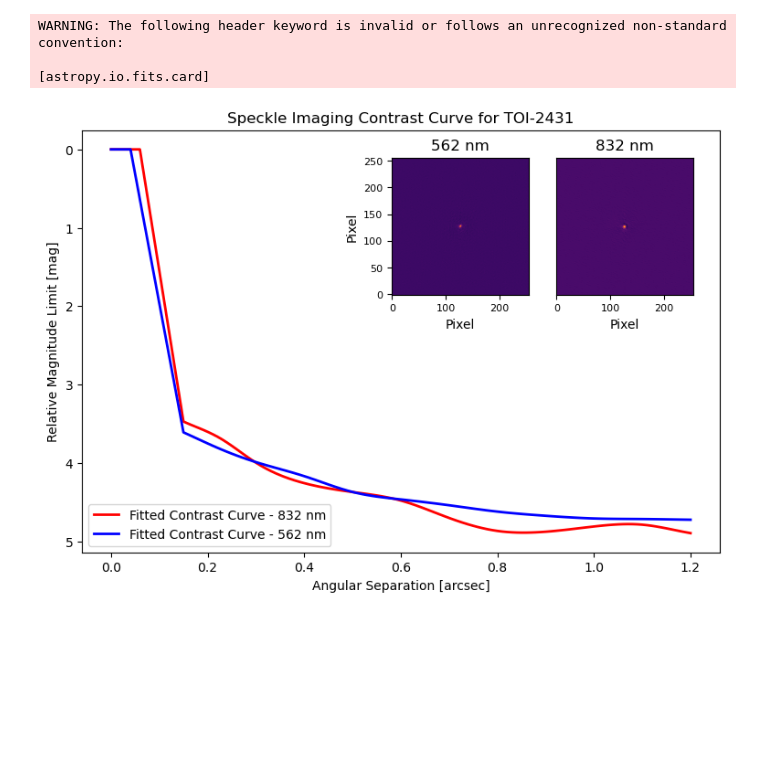
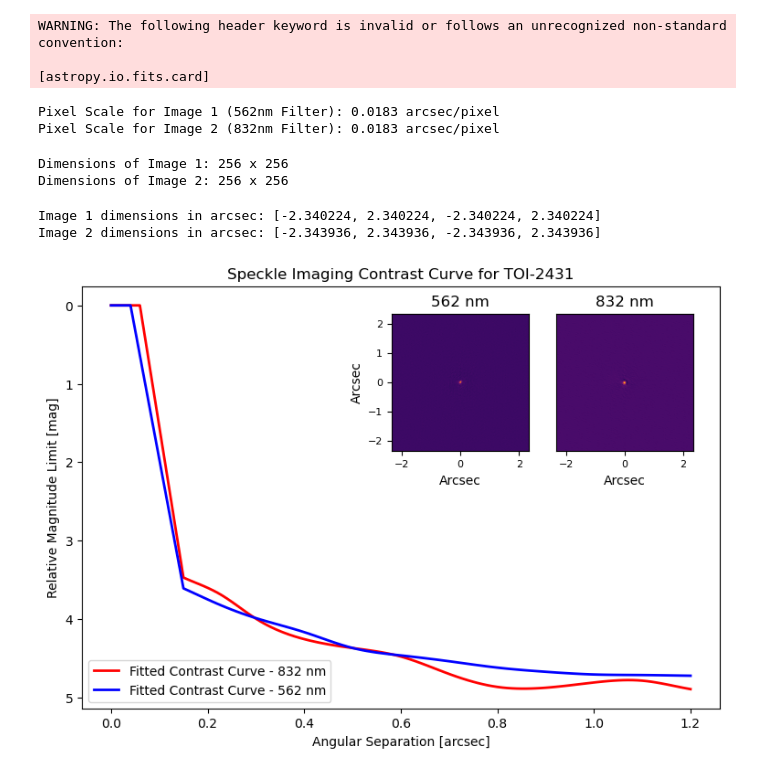
Before and after one commit to Kaya-Han-Tas/ExoMUSE, a Jupyter notebook: notebooks/toi2431-analysis/Speckle Imaging Plot.ipynb, the cells around one changed output. Saved outputs shown, nothing was run; the diff lists cells and outputs as text; code cells hidden in the pictures; blank space fills up the shorter version.

```diff
--- a/notebooks/toi2431-analysis/Speckle Imaging Plot.ipynb
+++ b/notebooks/toi2431-analysis/Speckle Imaging Plot.ipynb
@@ -141,9 +141,11 @@ fits_file_2 = '../../data/toi2431_extra/TIC258804746I-sh20211123r.fits'
 #We load the FITS images.
 with fits.open(fits_file_1) as hdul:
     image_data_1 = hdul[0].data
+    header_1 = hdul[0].header
 
 with fits.open(fits_file_2) as hdul:
     image_data_2 = hdul[0].data
+    header_2 = hdul[0].header
 
 #We normalize the FITS image for better visibility
 norm_1 = simple_norm(image_data_1, 'sqrt')
@@ -151,6 +153,45 @@ norm_2 = simple_norm(image_data_2, 'sqrt')
 # %% [output]
 WARNING: The following header keyword is invalid or follows an unrecognized non-standard convention:
                                                                                 [astropy.io.fits.card]
+# %%
+#We extract the CCD plate scale (Pixel Scale) in arcsec/pixel from the header as follows.
+pixel_scale_1 = header_1.get("PIXSCL")
+pixel_scale_2 = header_2.get("PIXSCL")
+
+print("Pixel Scale for Image 1 ({} Filter): {:.4f} arcsec/pixel".format(header_1.get("FILTER"), pixel_scale_1))
+print("Pixel Scale for Image 2 ({} Filter): {:.4f} arcsec/pixel".format(header_2.get("FILTER"), pixel_scale_2))
+# %% [output]
+Pixel Scale for Image 1 (562nm Filter): 0.0183 arcsec/pixel
+Pixel Scale for Image 2 (832nm Filter): 0.0183 arcsec/pixel
+# %%
+#We also get the image dimensions to convert the images into arcseconds by using the pixel scales.
+ny1, nx1 = image_data_1.shape
+ny2, nx2 = image_data_2.shape
+
+print("Dimensions of Image 1: {} x {}".format(nx1, ny1))
+print("Dimensions of Image 2: {} x {}".format(nx2, ny2))
+# %% [output]
+Dimensions of Image 1: 256 x 256
+Dimensions of Image 2: 256 x 256
+# %%
+#Now we do the conversions so that the center of the image is (0,0) in arcseconds.
+im_1_arcsec = [-nx1/2 * pixel_scale_1, #left side
+               nx1/2 * pixel_scale_1, #right side
+               -ny1/2 * pixel_scale_1, #bottom side
+               ny1/2 * pixel_scale_1, #top side
+              ]
+
+im_2_arcsec = [-nx2/2 * pixel_scale_2, #left side
+               nx2/2 * pixel_scale_2, #right side
+               -ny2/2 * pixel_scale_2, #bottom side
+               ny2/2 * pixel_scale_2, #top side
+              ]
+
+print(f"Image 1 dimensions in arcsec: {im_1_arcsec}")
+print(f"Image 2 dimensions in arcsec: {im_2_arcsec}")
+# %% [output]
+Image 1 dimensions in arcsec: [-2.340224, 2.340224, -2.340224, 2.340224]
+Image 2 dimensions in arcsec: [-2.343936, 2.343936, -2.343936, 2.343936]
 # %%
 #We then create the Speckle Imaging Plot.
 fig, ax = plt.subplots(figsize=(9, 6))
@@ -166,36 +207,36 @@ ax.plot(x_fit_2, y_fit_2, color = "blue", lw = 2, label = "Fitted Contrast Curve
 #The labels.
 ax.set_xlabel("Angular Separation [arcsec]")
 ax.set_ylabel("Relative Magnitude Limit [mag]") #Contrast?
 ax.set_title("Speckle Imaging Contrast Curve for TOI-2431")
 ax.legend(loc = "lower left")
 ax.invert_yaxis()
 #ax.set_xlim(0.0,1.2)
 #plt.grid(True)
 
 #We "inset" the images
 ax_inset1 = fig.add_axes([0.46, 0.58, 0.25, 0.25])
-ax_inset1.imshow(image_data_1, cmap='inferno', norm=norm_1, origin='lower')
+ax_inset1.imshow(image_data_1, cmap='inferno', norm=norm_1, origin='lower', extent = im_1_arcsec)
 # ax_inset1.set_xticks(np.linspace(-2, 2, 5))
 # ax_inset1.set_yticks(np.linspace(-2, 2, 5))
 ax_inset1.tick_params(axis="both", labelsize=8)
 # ax_inset1.set_xticks(np.linspace(0, image_data.shape[1], 5))
 # ax_inset1.set_yticks(np.linspace(0, image_data.shape[0], 5))
-ax_inset1.set_xlabel("Pixel")
-ax_inset1.set_ylabel("Pixel")
+ax_inset1.set_xlabel("Arcsec")
+ax_inset1.set_ylabel("Arcsec")
 ax_inset1.set_title("562 nm")
 
 ax_inset2 = fig.add_axes([0.66, 0.58, 0.25, 0.25])
-ax_inset2.imshow(image_data_2, cmap='inferno', norm=norm_2, origin='lower')
+ax_inset2.imshow(image_data_2, cmap='inferno', norm=norm_2, origin='lower', extent = im_2_arcsec)
 # ax_inset2.set_xticks(np.arange(-2, 2.1, 1))
 # ax_inset2.set_yticks(np.arange(-2, 2.1, 1))
 ax_inset2.tick_params(axis="x", labelsize=8)
 ax_inset2.set_yticks([])
 # ax_inset2.set_xticks(np.linspace(0, image_data.shape[1], 5))
 # ax_inset2.set_yticks(np.linspace(0, image_data.shape[0], 5))
-ax_inset2.set_xlabel("Pixel")
+ax_inset2.set_xlabel("Arcsec")
 ax_inset2.set_title("832 nm")
 
 plt.savefig("toi2431_Speckle_Imaging_Plot.png", dpi = 500)
 plt.show()
 # %% [output]
-[figure, old version]
+[figure, new version]
```
Also changed, not shown: parts of 1 cell of this notebook, 9 other files.
